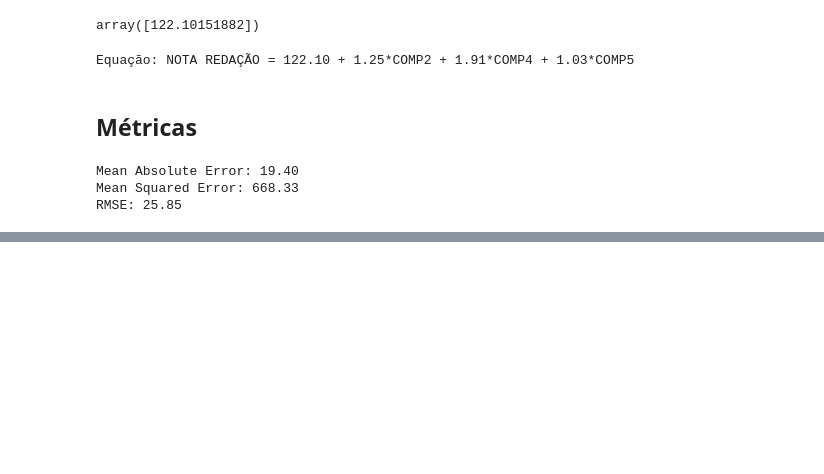
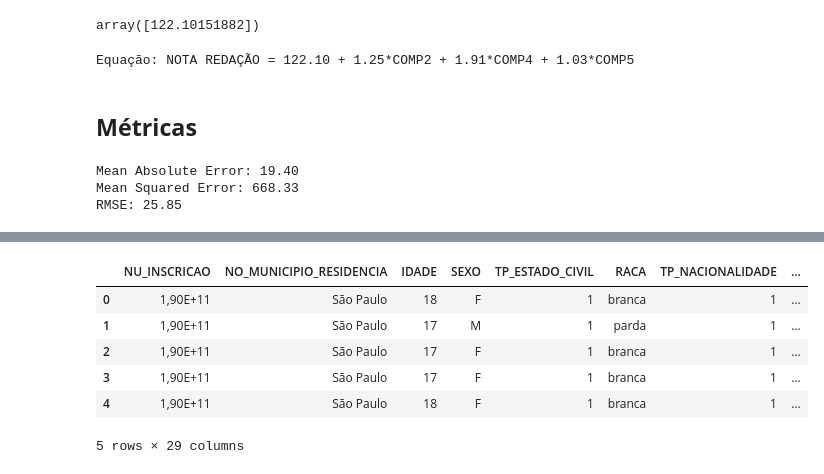
Before and after one commit to MaxVieiraSantiago/Machine-Learning-Algorithms, a Jupyter notebook: Linear Regression/Regressão_Vetorial_Suporte.ipynb, the cells around one changed output, grey strips where cells are left out. Saved outputs shown, nothing was run; the diff lists cells and outputs as text; code cells hidden in the pictures; blank space fills up the shorter version.

```diff
--- a/Linear Regression/Regressão_Vetorial_Suporte.ipynb
+++ b/Linear Regression/Regressão_Vetorial_Suporte.ipynb
@@ -221,0 +235,3 @@ RMSE: 25.85
+# %%
+previsoes = pd.DataFrame( y_pred, columns = ['previsoes'])
+previsoes
@@ -221,0 +265,12 @@ RMSE: 25.85
+# %%
+colegioX02 = pd.concat([ colegiox, previsoes ], axis=1)
+# %%
+colegioX02.head()
+# %% [output]
+|  | NU_INSCRICAO | NO_MUNICIPIO_RESIDENCIA | IDADE | SEXO | TP_ESTADO_CIVIL | RACA | TP_NACIONALIDADE | ... |
+| 0 | 1,90E+11 | São Paulo | 18 | F | 1 | branca | 1 | ... |
+| 1 | 1,90E+11 | São Paulo | 17 | M | 1 | parda | 1 | ... |
+| 2 | 1,90E+11 | São Paulo | 17 | F | 1 | branca | 1 | ... |
+| 3 | 1,90E+11 | São Paulo | 17 | F | 1 | branca | 1 | ... |
+| 4 | 1,90E+11 | São Paulo | 18 | F | 1 | branca | 1 | ... |
+5 rows × 29 columns
```
Also changed, not shown: parts of 8 cells of this notebook.
